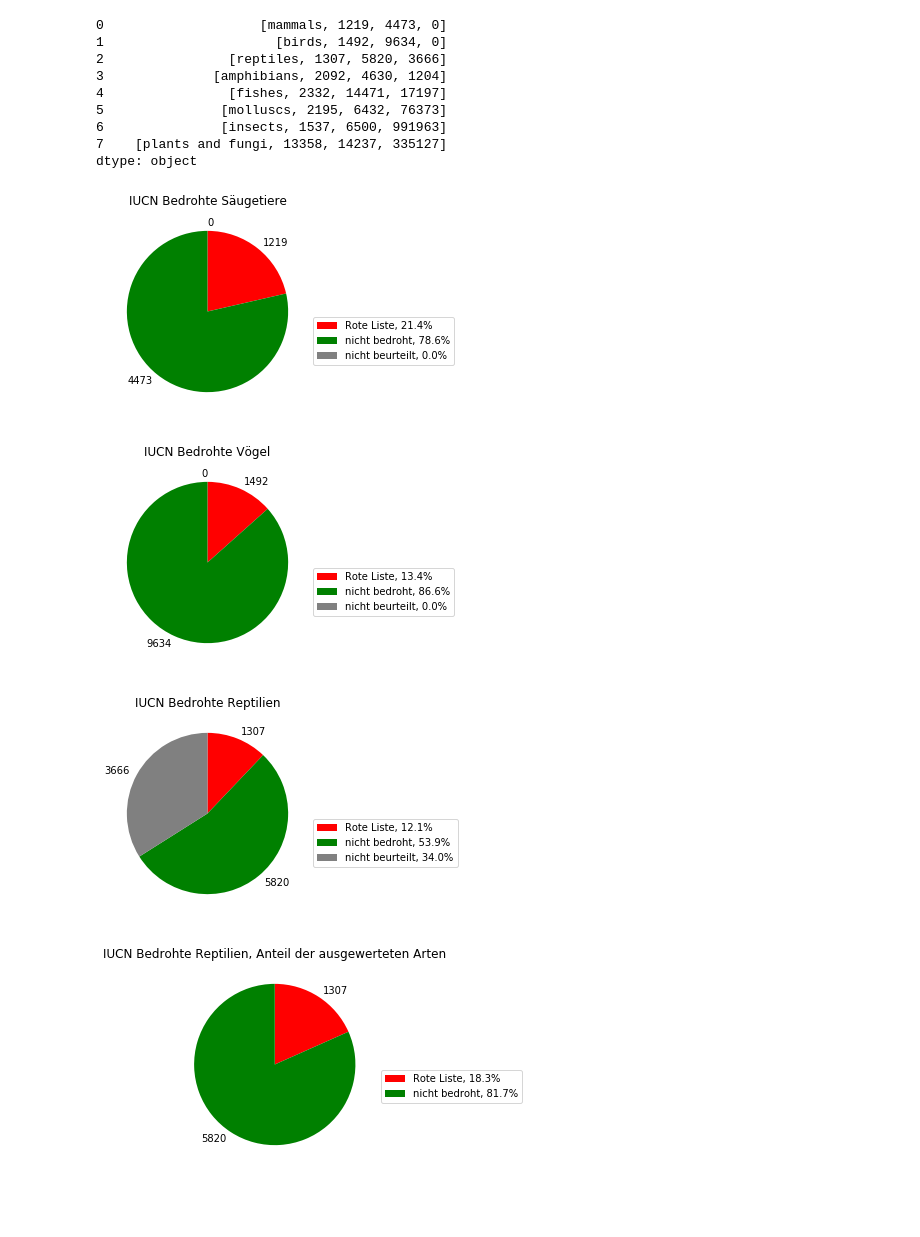
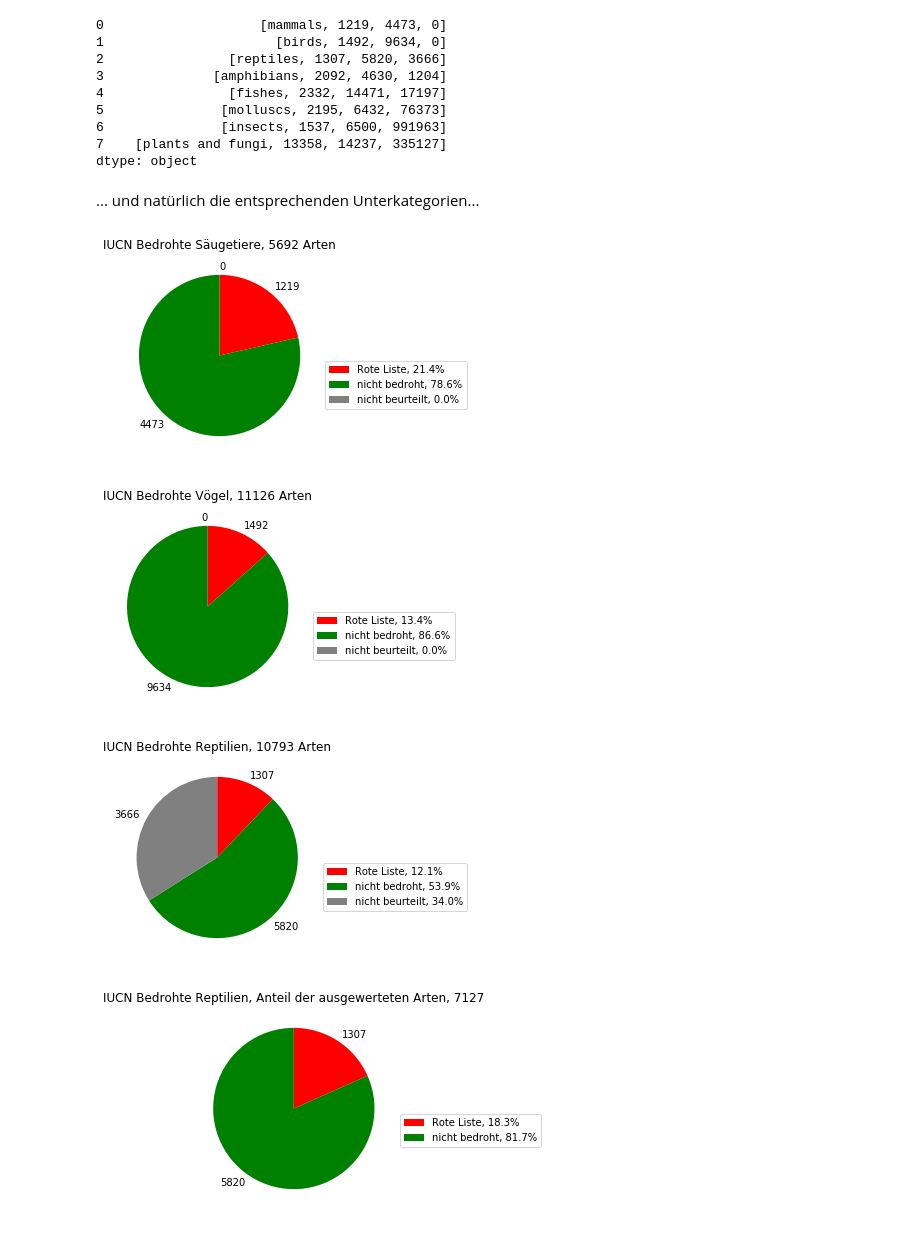
Before and after one commit to Priskawa/GITHUB_ME, a Jupyter notebook: Eigene Projekte/Diplomarbeit_Biodiversitaet/0004_IUCN_overview.ipynb, the cells around one changed output. Cells and saved outputs as stored; diff of their text form; code cells hidden in the pictures; blank space fills up the shorter version.

```diff
--- a/Eigene Projekte/Diplomarbeit_Biodiversitaet/0004_IUCN_overview.ipynb
+++ b/Eigene Projekte/Diplomarbeit_Biodiversitaet/0004_IUCN_overview.ipynb
@@ -114,6 +127,8 @@ df.apply(lambda x: x.tolist(), axis=1)
 6               [insects, 1537, 6500, 991963]
 7    [plants and fungi, 13358, 14237, 335127]
 dtype: object
+# %% [markdown]
+... und natürlich die entsprechenden Unterkategorien...
 # %%
 values = [1219, 4473, 0]
 colors = ['r', 'g', 'grey']
@@ -122,7 +137,7 @@ labels = ['Rote Liste', 'nicht bedroht', 'nicht beurteilt']
 fig1, ax1 = plt.subplots(figsize=(4, 3))
 fig1.subplots_adjust(0.3,0,1,1)
 plt.pie(values, colors=colors, labels= values, counterclock=False,startangle=90)
-plt.title('IUCN Bedrohte Säugetiere')
+plt.title('IUCN Bedrohte Säugetiere, 5692 Arten')
 
 total = sum(values)
 plt.legend(
@@ -135,7 +150,7 @@ plt.legend(
 )
 plt.show()
 # %% [output]
-[figure, old version]
+[figure, new version]
 # %%
 values = [1492, 9634, 0]
 colors = ['r', 'g', 'grey']
@@ -144,7 +159,7 @@ labels = ['Rote Liste', 'nicht bedroht', 'nicht beurteilt']
 fig1, ax1 = plt.subplots(figsize=(4, 3))
 fig1.subplots_adjust(0.3,0,1,1)
 plt.pie(values, colors=colors, labels= values, counterclock=False,startangle=90)
-plt.title('IUCN Bedrohte Vögel')
+plt.title('IUCN Bedrohte Vögel, 11126 Arten')
 
 total = sum(values)
 plt.legend(
@@ -157,7 +172,7 @@ plt.legend(
 )
 plt.show()
 # %% [output]
-[figure, old version]
+[figure, new version]
 # %%
 values = [1307, 5820, 3666]
 colors = ['r', 'g', 'grey']
@@ -166,7 +181,7 @@ labels = ['Rote Liste', 'nicht bedroht', 'nicht beurteilt']
 fig1, ax1 = plt.subplots(figsize=(4, 3))
 fig1.subplots_adjust(0.3,0,1,1)
 plt.pie(values, colors=colors, labels= values, counterclock=False,startangle=90)
-plt.title('IUCN Bedrohte Reptilien')
+plt.title('IUCN Bedrohte Reptilien, 10793 Arten')
 
 total = sum(values)
 plt.legend(
@@ -179,30 +194,30 @@ plt.legend(
 )
 plt.show()
 # %% [output]
-[figure, old version]
+[figure, new version]
 # %%
 values = [1307, 5820]
 colors = ['r', 'g']
 labels = ['Rote Liste', 'nicht bedroht', 'nicht beurteilt']
 
 
 fig1, ax1 = plt.subplots(figsize=(4, 3))
 fig1.subplots_adjust(0.3,0,1,1)
 plt.pie(values, colors=colors, labels= values, counterclock=False,startangle=90)
-plt.title('IUCN Bedrohte Reptilien, Anteil der ausgewerteten Arten')
+plt.title('IUCN Bedrohte Reptilien, Anteil der ausgewerteten Arten, 7127')
 
 total = sum(values)
 plt.legend(
     loc='upper left',
     labels=['%s, %1.1f%%' % (
         l, (float(s) / total) * 100) for l, s in zip(labels, values)],
 
     bbox_to_anchor=(1.0, 0.5),
     bbox_transform=fig1.transFigure
 )
 plt.show()
 # %% [output]
-[figure, old version]
+[figure, new version]
 # %%
 values = [2092, 4630, 1204]
 colors = ['r', 'g', 'grey']
```
Also changed, not shown: parts of 19 cells of this notebook, 4 other files.
